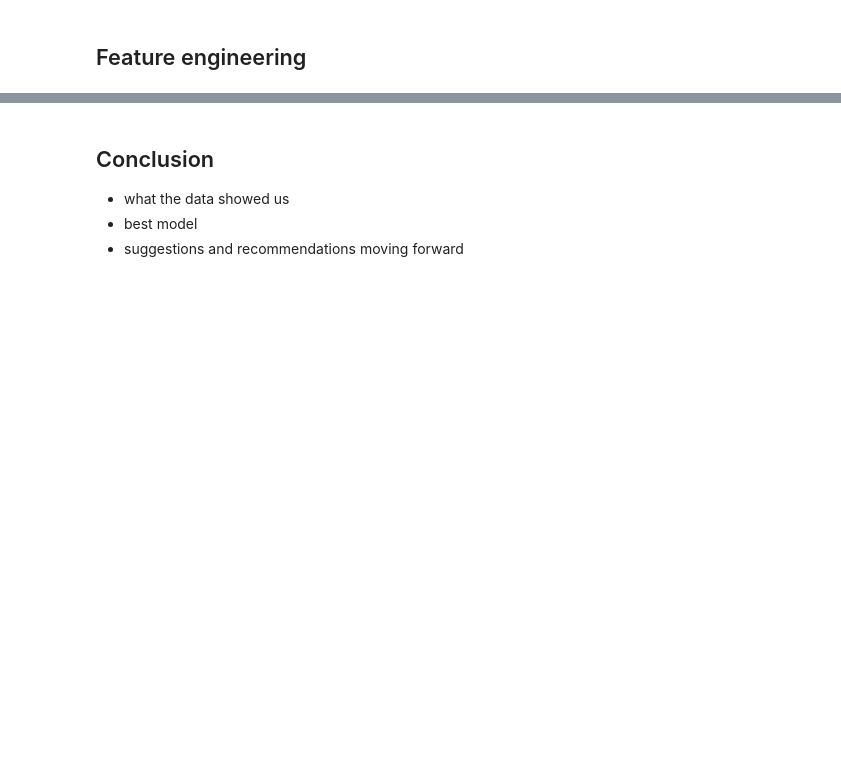
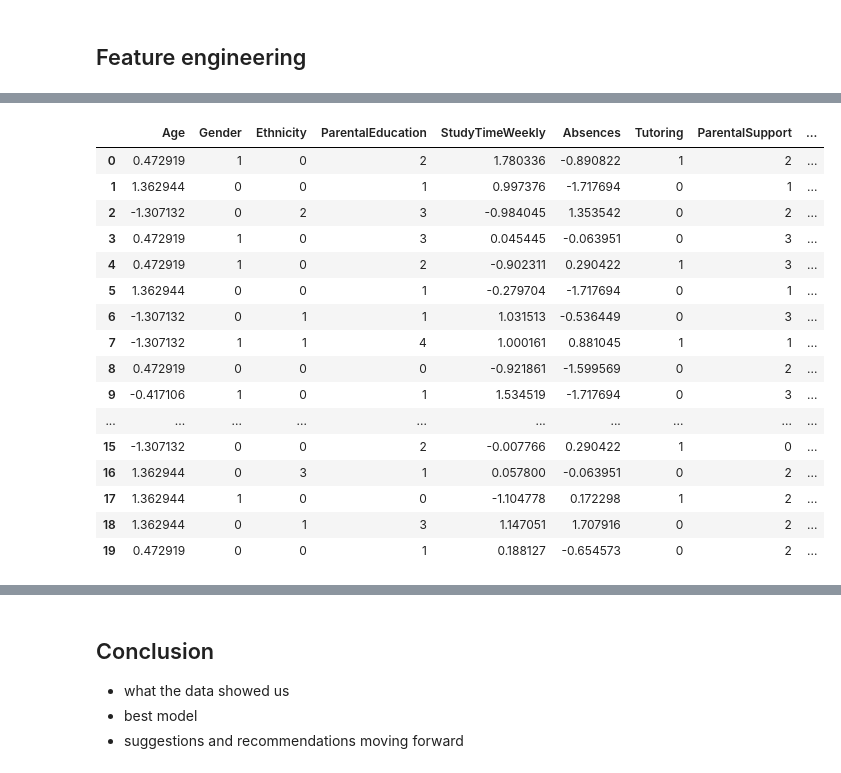
Before and after one commit to CantCode29/MLG382ProjectFolder, a Jupyter notebook: notebooks/BrightAcademyGradeAnalysisAndPredictionNoteBook.ipynb, the cells around one changed output, grey strips where cells are left out. Saved outputs shown, nothing was run; the diff lists cells and outputs as text; code cells hidden in the pictures; blank space fills up the shorter version.

```diff
--- a/notebooks/BrightAcademyGradeAnalysisAndPredictionNoteBook.ipynb
+++ b/notebooks/BrightAcademyGradeAnalysisAndPredictionNoteBook.ipynb
@@ -737,0 +450,22 @@ weighted avg       0.84      0.84      0.84       479
+# %%
+scaler = StandardScaler()
+df[numeric_features] = scaler.fit_transform(df[numeric_features])
+df.head(20)
+# %% [output]
+|  | Age | Gender | Ethnicity | ParentalEducation | StudyTimeWeekly | Absences | Tutoring | ParentalSupport | ... |
+| 0 | 0.472919 | 1 | 0 | 2 | 1.780336 | -0.890822 | 1 | 2 | ... |
+| 1 | 1.362944 | 0 | 0 | 1 | 0.997376 | -1.717694 | 0 | 1 | ... |
+| 2 | -1.307132 | 0 | 2 | 3 | -0.984045 | 1.353542 | 0 | 2 | ... |
+| 3 | 0.472919 | 1 | 0 | 3 | 0.045445 | -0.063951 | 0 | 3 | ... |
+| 4 | 0.472919 | 1 | 0 | 2 | -0.902311 | 0.290422 | 1 | 3 | ... |
+| 5 | 1.362944 | 0 | 0 | 1 | -0.279704 | -1.717694 | 0 | 1 | ... |
+| 6 | -1.307132 | 0 | 1 | 1 | 1.031513 | -0.536449 | 0 | 3 | ... |
+| 7 | -1.307132 | 1 | 1 | 4 | 1.000161 | 0.881045 | 1 | 1 | ... |
+| 8 | 0.472919 | 0 | 0 | 0 | -0.921861 | -1.599569 | 0 | 2 | ... |
+| 9 | -0.417106 | 1 | 0 | 1 | 1.534519 | -1.717694 | 0 | 3 | ... |
+| ... | ... | ... | ... | ... | ... | ... | ... | ... | ... |
+| 15 | -1.307132 | 0 | 0 | 2 | -0.007766 | 0.290422 | 1 | 0 | ... |
+| 16 | 1.362944 | 0 | 3 | 1 | 0.057800 | -0.063951 | 0 | 2 | ... |
+| 17 | 1.362944 | 1 | 0 | 0 | -1.104778 | 0.172298 | 1 | 2 | ... |
+| 18 | 1.362944 | 0 | 1 | 3 | 1.147051 | 1.707916 | 0 | 2 | ... |
+| 19 | 0.472919 | 0 | 0 | 1 | 0.188127 | -0.654573 | 0 | 2 | ... |
```
Also changed, not shown: parts of 41 cells of this notebook, 5 other files.
